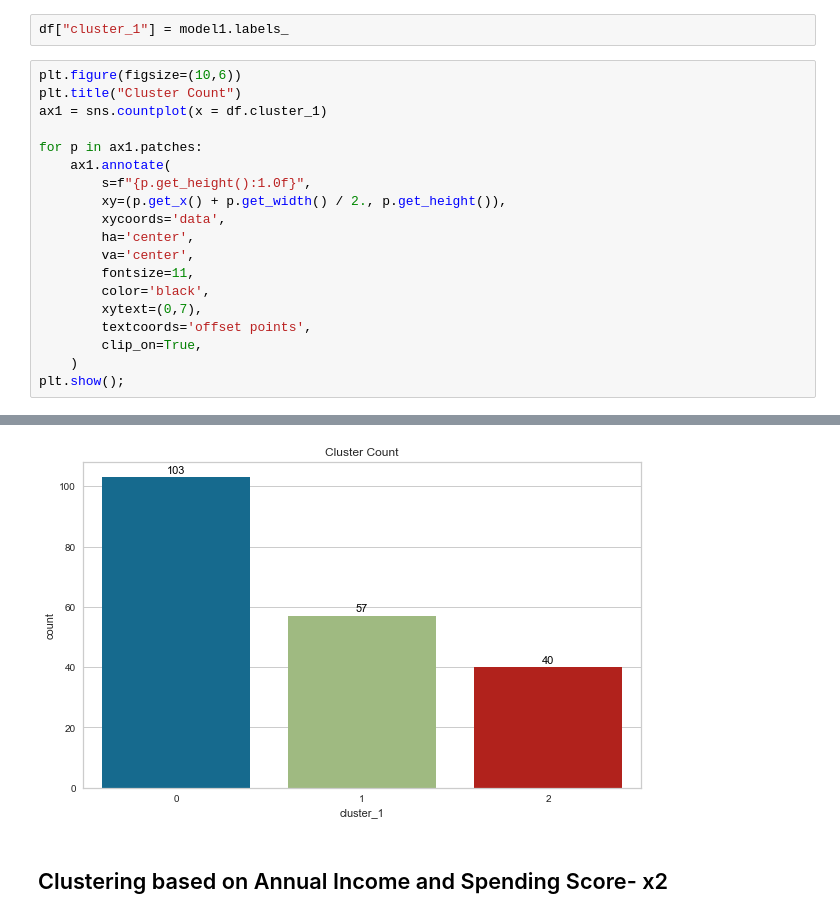
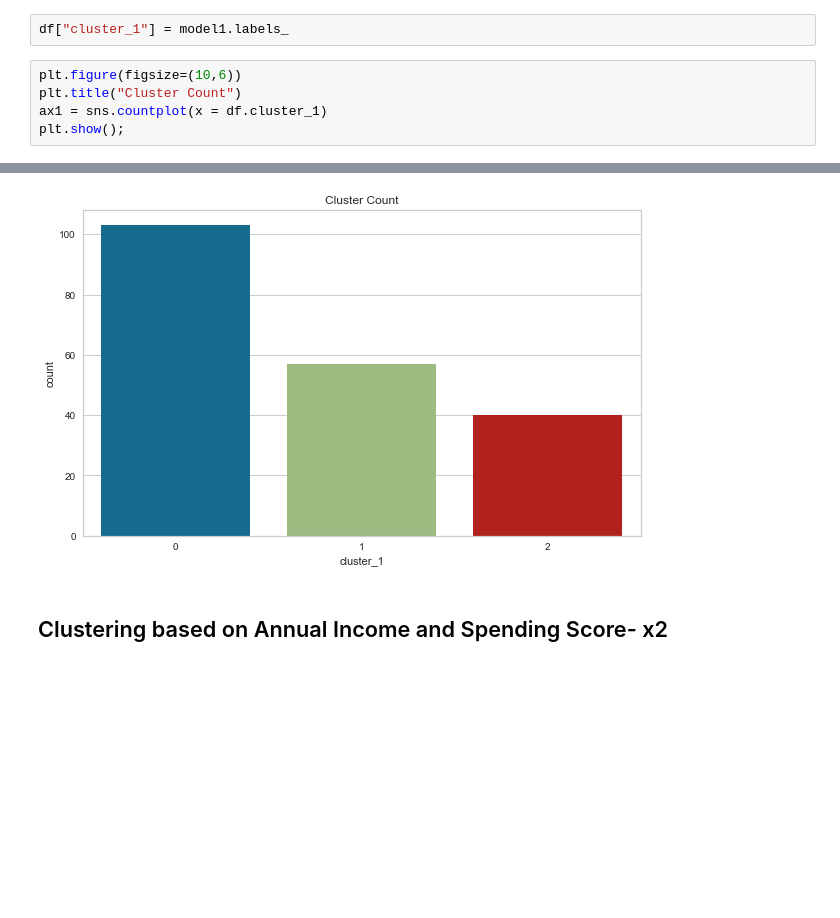
Before and after one commit to agltkn/Machine_Learning, a Jupyter notebook: D1201-Ahmet_Cluestering_Analysis_Customers_Segmentation_Project.ipynb, the cells around one changed output, grey strips where cells are left out. Saved outputs shown, nothing was run; the diff lists cells and outputs as text; blank space fills up the shorter version.

```diff
--- a/D1201-Ahmet_Cluestering_Analysis_Customers_Segmentation_Project.ipynb
+++ b/D1201-Ahmet_Cluestering_Analysis_Customers_Segmentation_Project.ipynb
@@ -713,19 +630,5 @@ df["cluster_1"] = model1.labels_
 plt.figure(figsize=(10,6))
 plt.title("Cluster Count")
 ax1 = sns.countplot(x = df.cluster_1)
-
-for p in ax1.patches:
-    ax1.annotate(
-        s=f"{p.get_height():1.0f}",
-        xy=(p.get_x() + p.get_width() / 2., p.get_height()),
-        xycoords='data',
-        ha='center',
-        va='center',
-        fontsize=11,
-        color='black',
-        xytext=(0,7),
-        textcoords='offset points',
-        clip_on=True,
-    )
 plt.show();
 # %% [output]
@@ -736,4 +635,4 @@ plt.show();
-[figure, old version]
+[figure, new version]
 # %% [markdown]
 ## Clustering based on Annual Income and Spending Score- x2
 # %%
```
Also changed, not shown: parts of 45 cells of this notebook.
